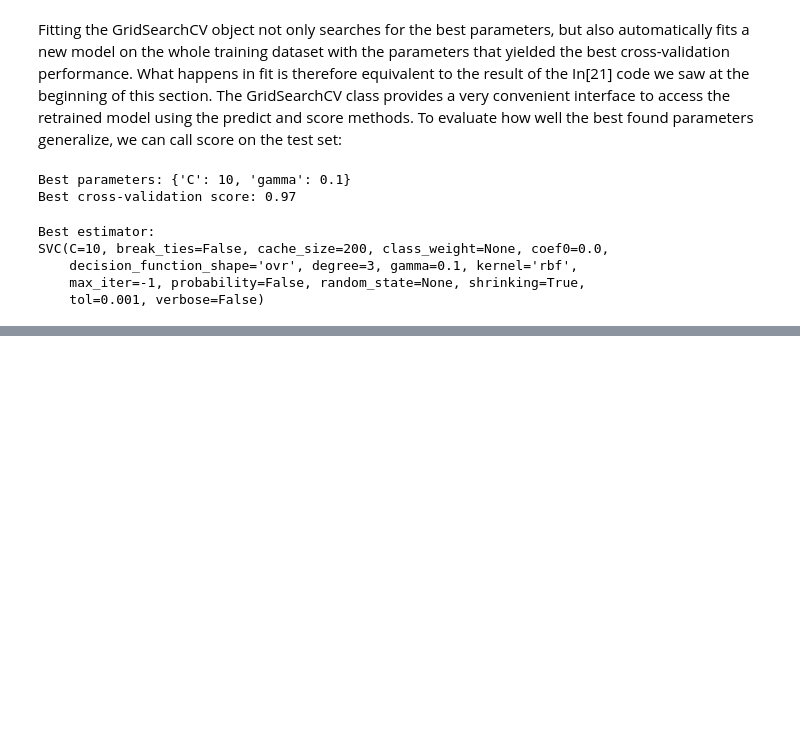
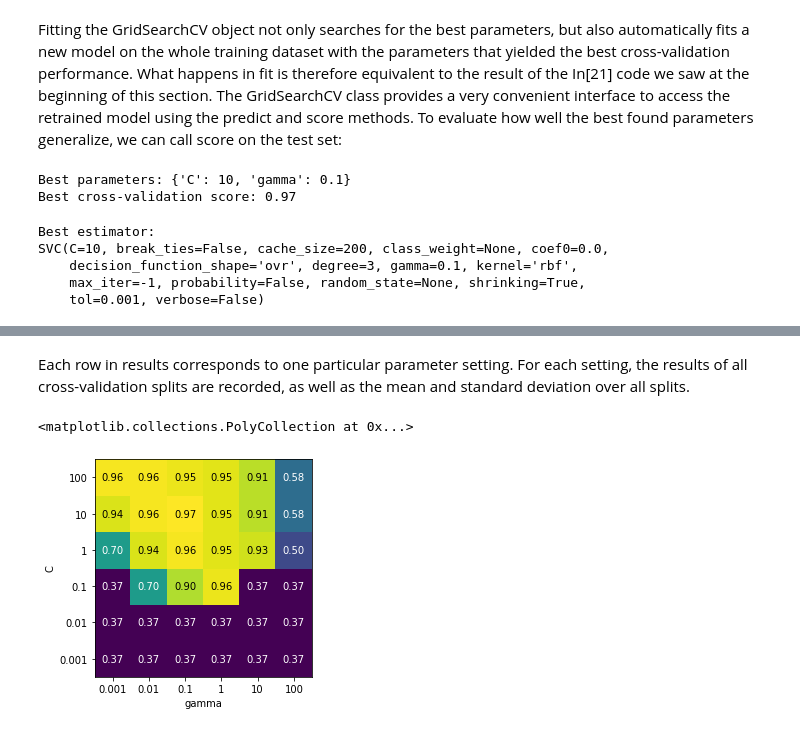
Before and after one commit to owend23/ML, a Jupyter notebook: model_evaluation_and_improvement.ipynb, the cells around one changed output, grey strips where cells are left out. Saved outputs shown, nothing was run; the diff lists cells and outputs as text; code cells hidden in the pictures; blank space fills up the shorter version.

```diff
--- a/model_evaluation_and_improvement.ipynb
+++ b/model_evaluation_and_improvement.ipynb
@@ -344,0 +349,6 @@ SVC(C=10, break_ties=False, cache_size=200, class_weight=None, coef0=0.0,
+# %%
+import pandas as pd
+# convert to DataFrame
+results = pd.DataFrame(grid_search.cv_results_)
+# show the first 5 rows
+display(results.head())
@@ -344,0 +362,11 @@ SVC(C=10, break_ties=False, cache_size=200, class_weight=None, coef0=0.0,
+# %% [markdown]
+Each row in results corresponds to one particular parameter setting. For each setting, the results of all cross-validation splits are recorded, as well as the mean and standard deviation over all splits.
+# %%
+scores = np.array(results.mean_test_score).reshape(6, 6)
+
+# plot the mean cross-validation scores
+mglearn.tools.heatmap(scores, xlabel='gamma', xticklabels=param_grid['gamma'],
+                      ylabel='C', yticklabels=param_grid['C'], cmap='viridis')
+# %% [output]
+<matplotlib.collections.PolyCollection at 0x...>
+[figure, added]
```
Also changed, not shown: parts of 62 cells of this notebook.
